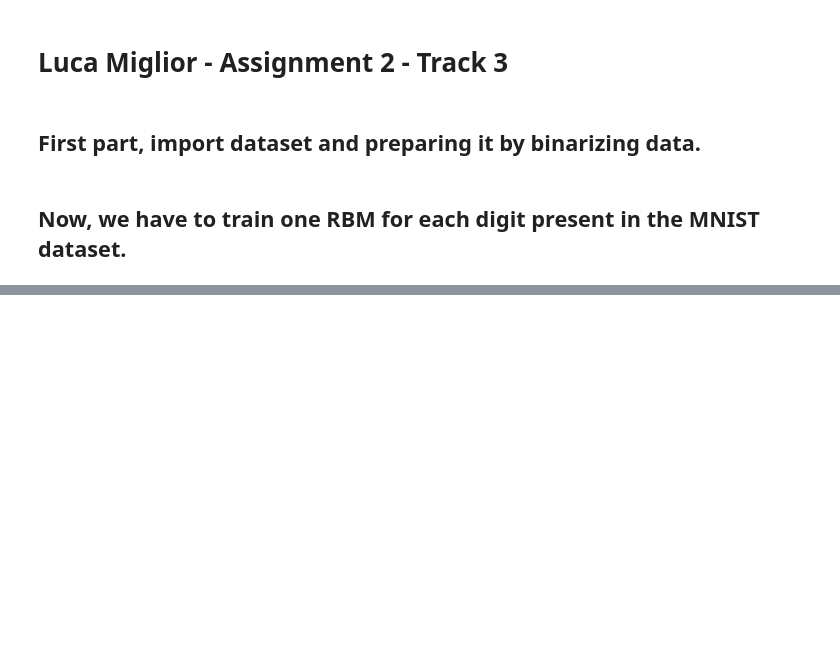
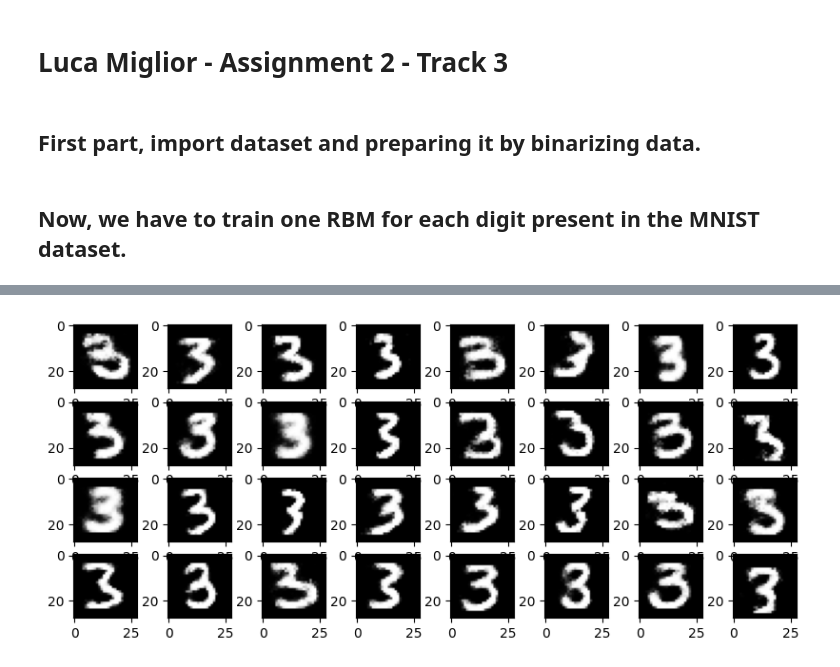
Before and after one commit to vornao/ispr-assignments, a Jupyter notebook: assignment-two/notebook.ipynb, the cells around one changed output, grey strips where cells are left out. Saved outputs shown, nothing was run; the diff lists cells and outputs as text; code cells hidden in the pictures; blank space fills up the shorter version.

```diff
--- a/assignment-two/notebook.ipynb
+++ b/assignment-two/notebook.ipynb
@@ -47,0 +59,7 @@ for i, ax in enumerate(axes.flatten()):
+# %%
+# plot some reconstructions
+fig, axes = plt.subplots(4, 8, figsize=(10, 4))
+for i, ax in enumerate(axes.flatten()):
+    ax.imshow(rbm.reconstruct(X_test[y_test == 3][i]).reshape(28, 28), cmap='gray')
+# %% [output]
+[figure, added]
```
Also changed, not shown: parts of 4 cells of this notebook.
